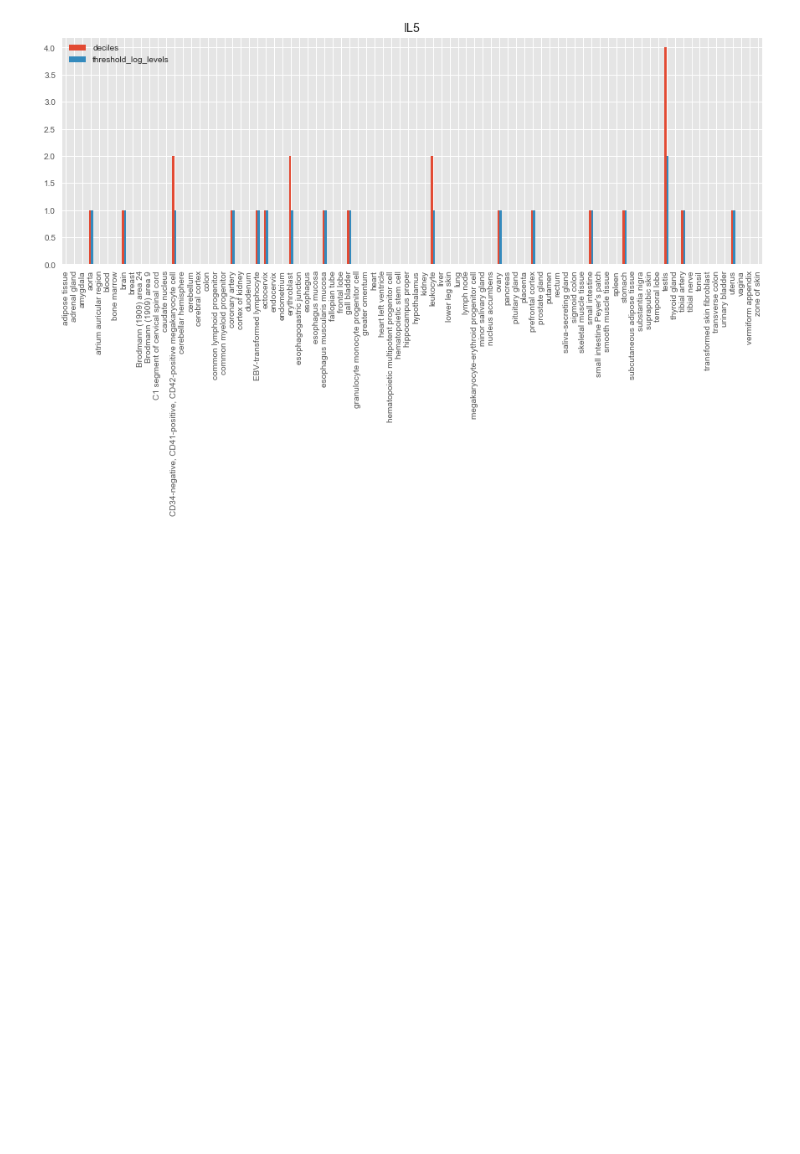
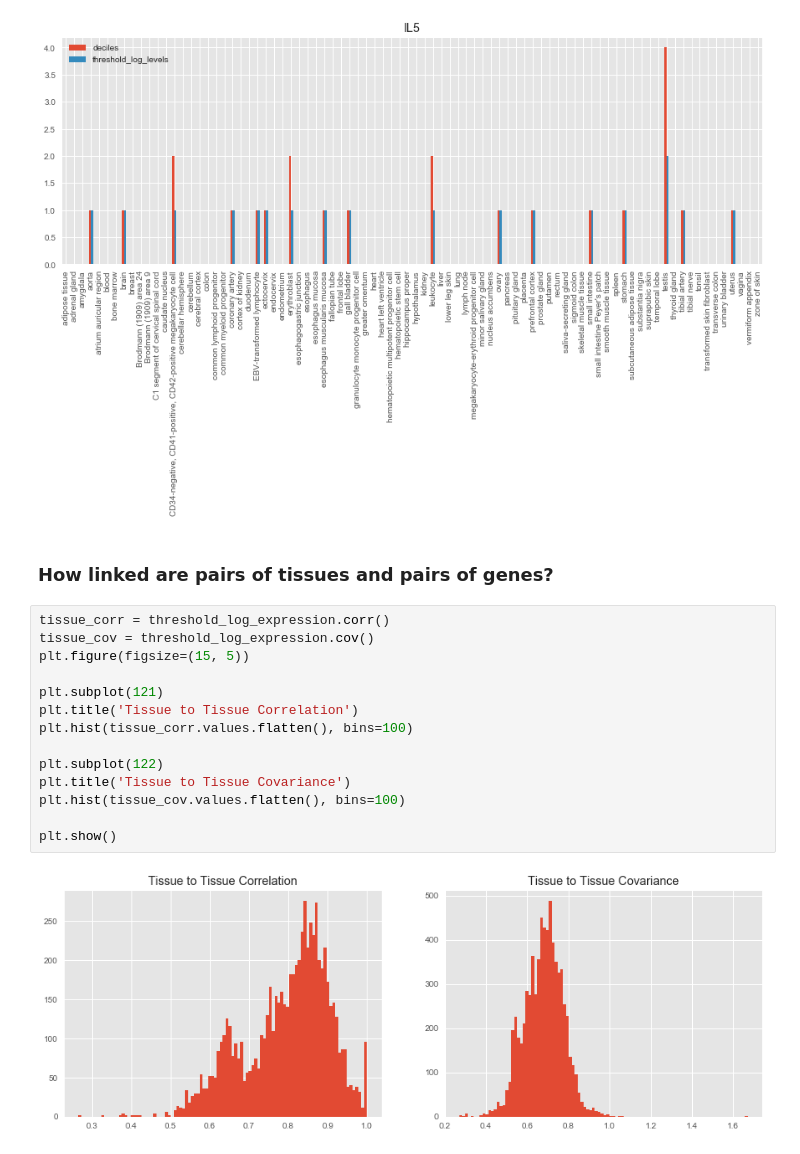
Before and after one commit to opentargets-archive/expression_analysis, a Jupyter notebook: rna_expression_analysis.ipynb, the cells around one changed output. Drawn from its saved outputs; the diff is of its cells as text; blank space fills up the shorter version.

Commit message:
Add correlation/covariance

```diff
--- a/rna_expression_analysis.ipynb
+++ b/rna_expression_analysis.ipynb
@@ -175,3 +175,21 @@ plt.show()
 # %% [output]
 <matplotlib.figure.Figure at 0x...>
 [figure]
+# %% [markdown]
+### How linked are pairs of tissues and pairs of genes?
+# %%
+tissue_corr = threshold_log_expression.corr()
+tissue_cov = threshold_log_expression.cov()
+plt.figure(figsize=(15, 5))
+
+plt.subplot(121)
+plt.title('Tissue to Tissue Correlation')
+plt.hist(tissue_corr.values.flatten(), bins=100)
+
+plt.subplot(122)
+plt.title('Tissue to Tissue Covariance')
+plt.hist(tissue_cov.values.flatten(), bins=100)
+
+plt.show()
+# %% [output]
+[figure, added]
```
Also changed, not shown: parts of 2 cells of this notebook.
